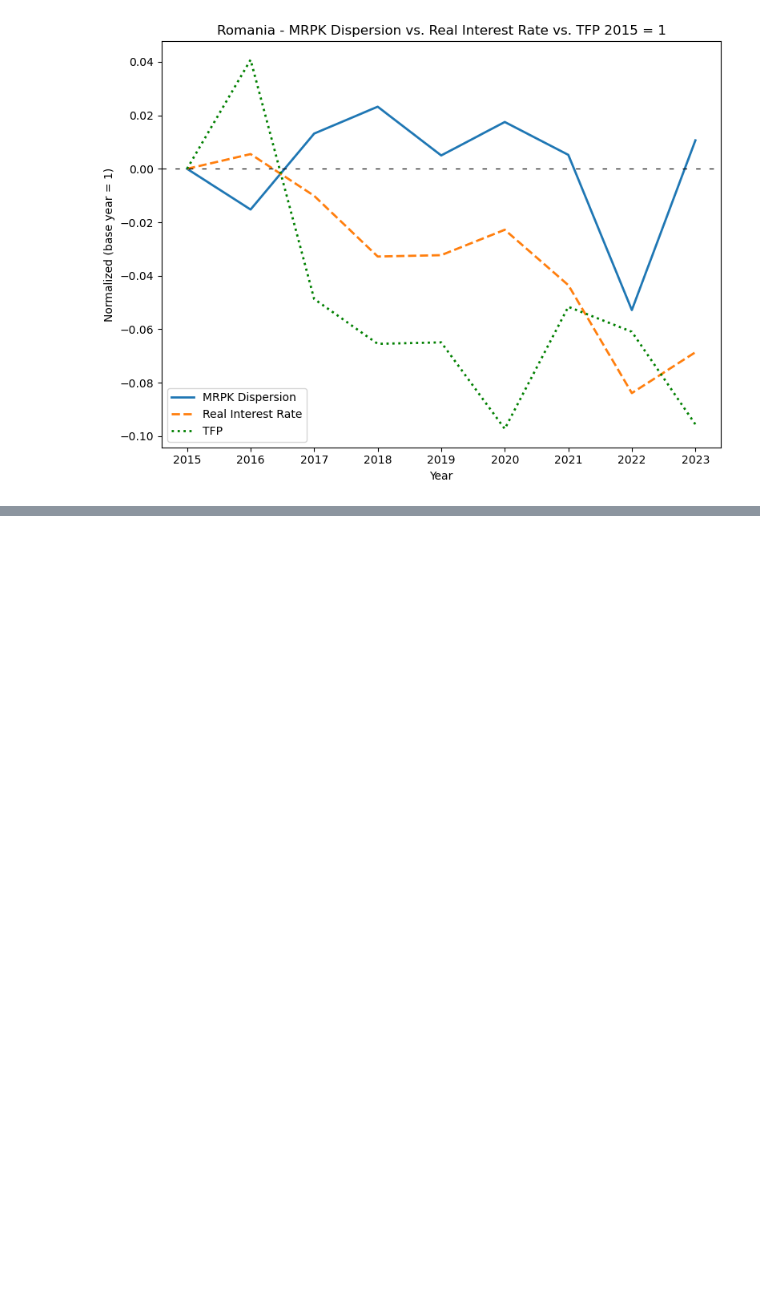
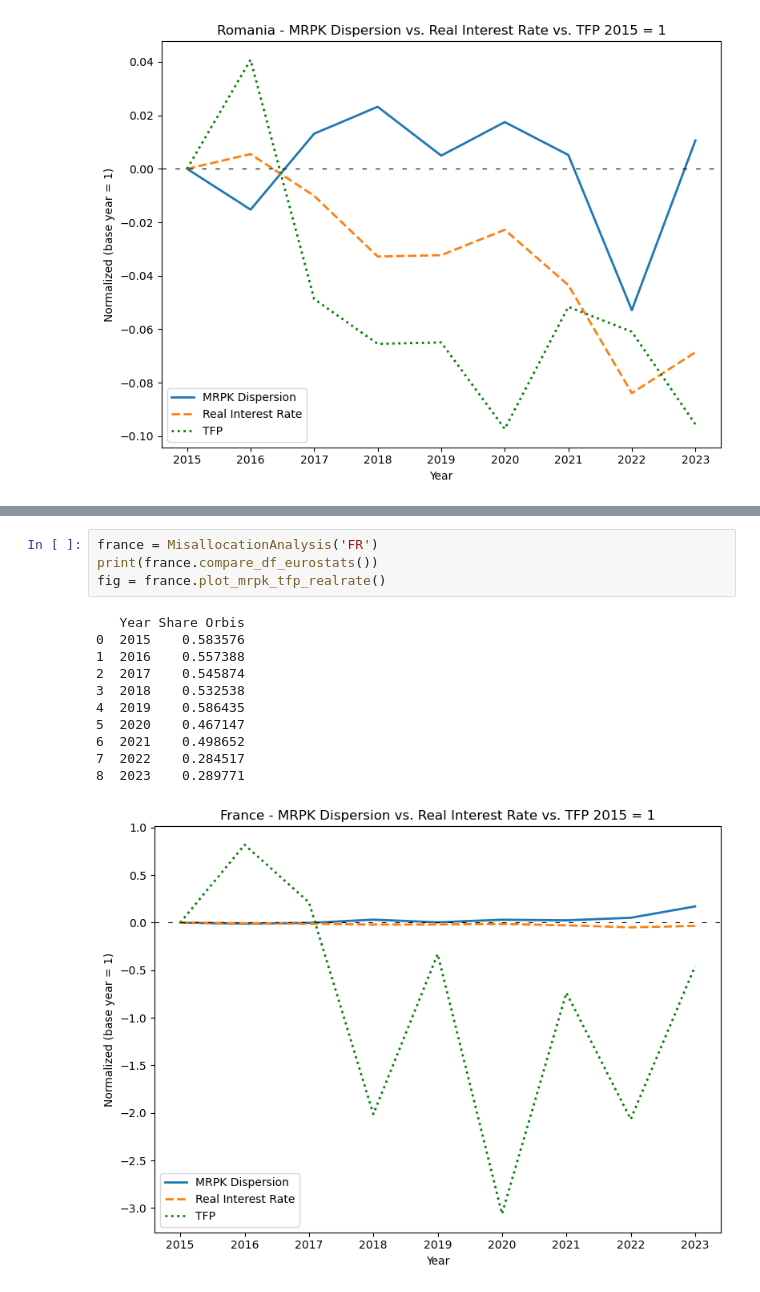
Before and after one commit to CurdinLieberherr/Master-Thesis, a Jupyter notebook: main.ipynb, the cells around one changed output, grey strips where cells are left out. Cells and saved outputs as stored; diff of their text form; blank space fills up the shorter version.

Commit message:
Data: add more data from eurostats

```diff
--- a/main.ipynb
+++ b/main.ipynb
@@ -120,0 +122,16 @@ fig = germany.plot_mrpk_tfp_realrate()
+# %%
+france = MisallocationAnalysis('FR')
+print(france.compare_df_eurostats())
+fig = france.plot_mrpk_tfp_realrate()
+# %% [output]
+   Year Share Orbis
+0  2015    0.583576
+1  2016    0.557388
+2  2017    0.545874
+3  2018    0.532538
+4  2019    0.586435
+5  2020    0.467147
+6  2021    0.498652
+7  2022    0.284517
+8  2023    0.289771
+[figure, added]
```
Also changed, not shown: parts of 6 cells of this notebook, 3 other files.
